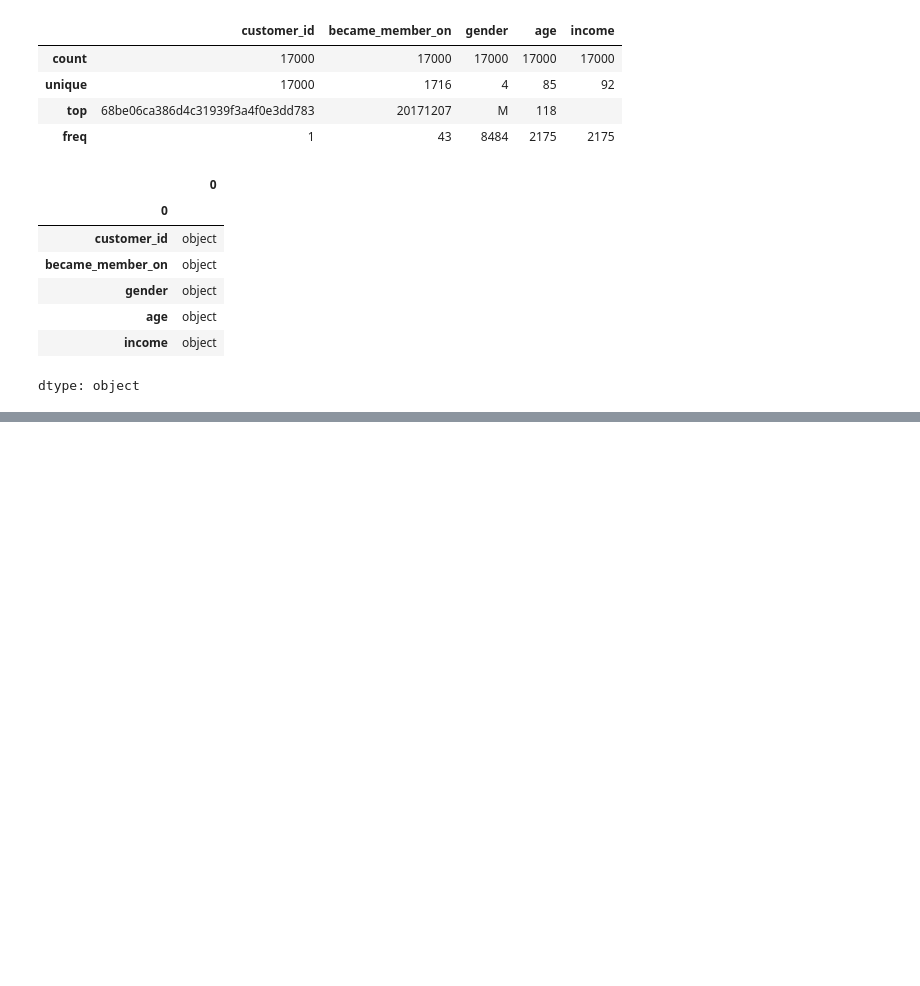
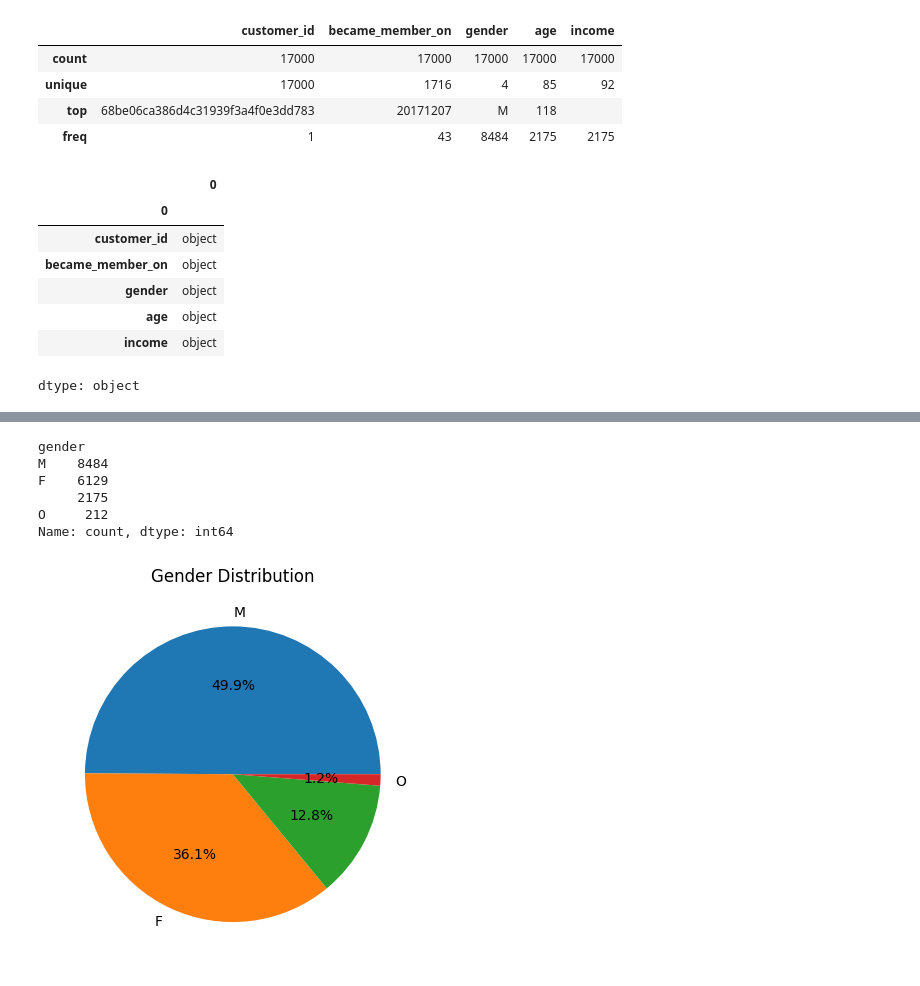
Before and after one commit to stevejj4/Customer-Reward-Analysis, a Jupyter notebook: Customers_EDA.ipynb, the cells around one changed output, grey strips where cells are left out. Saved outputs shown, nothing was run; the diff lists cells and outputs as text; code cells hidden in the pictures; blank space fills up the shorter version.

```diff
--- a/Customers_EDA.ipynb
+++ b/Customers_EDA.ipynb
@@ -74,0 +94,20 @@ df['income'] = pd.to_numeric(df['income'], errors='coerce').fillna(0).astype(flo
+# %%
+# Gender distribution
+gender_counts = df['gender'].value_counts()
+print(gender_counts)
+# %% [output]
+gender
+M    8484
+F    6129
+     2175
+O     212
+Name: count, dtype: int64
+# %%
+# Gender represented in pie chart
+# include the legend
+import matplotlib.pyplot as plt
+plt.pie(gender_counts, labels=gender_counts.index, autopct='%1.1f%%')
+plt.title('Gender Distribution')
+plt.show()
+# %% [output]
+[figure, added]
```
Also changed, not shown: parts of 6 cells of this notebook.
